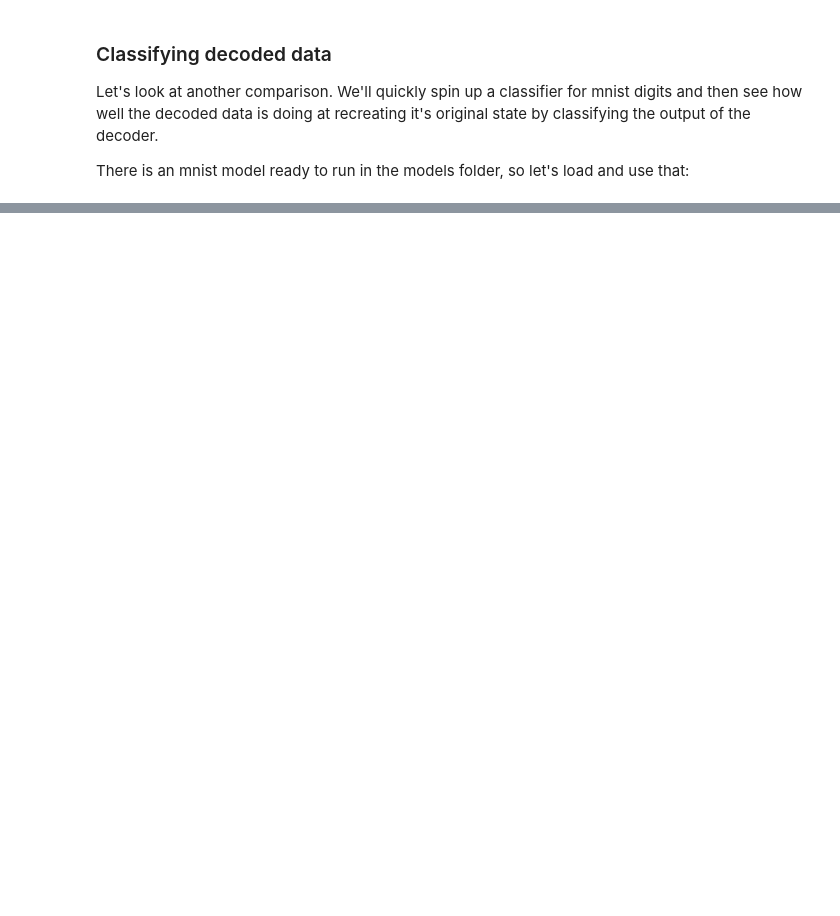
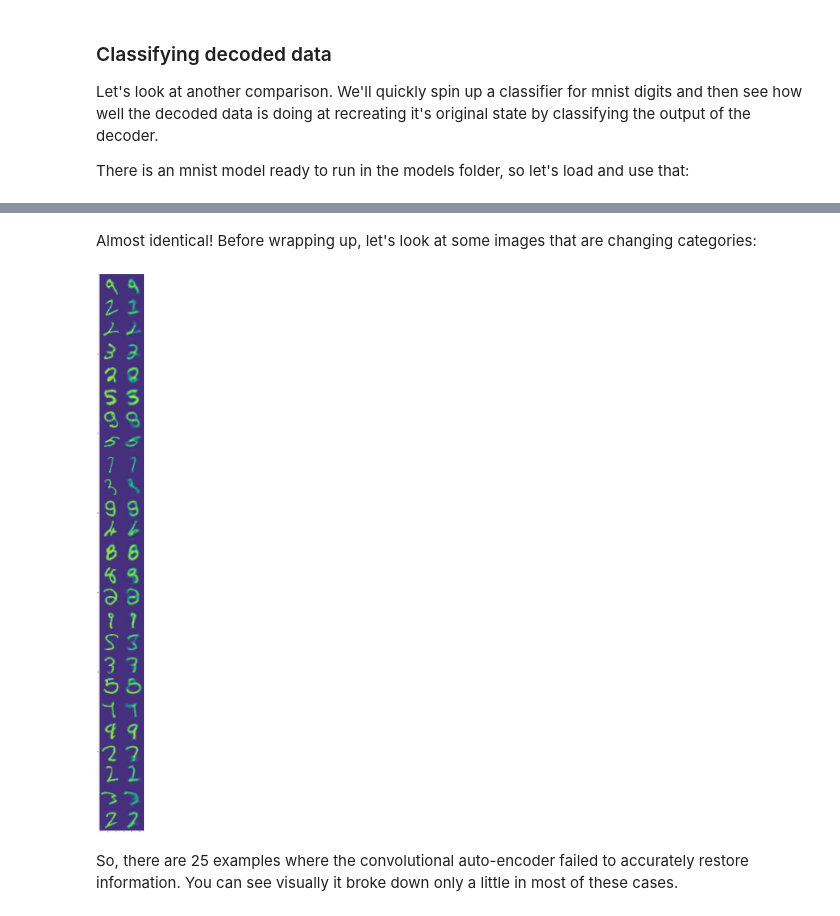
Before and after one commit to coreyjadams/GAN_AE_tutorial, a Jupyter notebook: 4-ComparingAutoEncoders.ipynb, the cells around one changed output, grey strips where cells are left out. Saved outputs shown, nothing was run; the diff lists cells and outputs as text; code cells hidden in the pictures; blank space fills up the shorter version.

```diff
--- a/4-ComparingAutoEncoders.ipynb
+++ b/4-ComparingAutoEncoders.ipynb
@@ -164,0 +177,3 @@ All kernels registered for op SparseSoftmaxCrossEntropyWithLogits :
+# %%
+classified_conv_encoded_imagegs = model(tf.reshape(conv_decoded, (10000,28,28,1)))
+conv_predicted_classes = numpy.argmax(classified_conv_encoded_imagegs, axis=-1)
@@ -164,0 +206,9 @@ All kernels registered for op SparseSoftmaxCrossEntropyWithLogits :
+# %% [markdown]
+Almost identical!  Before wrapping up, let's look at some images that are changing categories:
+# %%
+conv_changed_images = conv_predicted_classes != original_predicted_classes
+# %%
+pre_images = x_test[conv_changed_images]
+# %%
+temp = conv_decoded.numpy()
+post_images = temp[conv_changed_images]
@@ -164,0 +218,11 @@ All kernels registered for op SparseSoftmaxCrossEntropyWithLogits :
+# %%
+fig = plt.figure(figsize=(250,100))
+image = numpy.zeros((25*28, 2*28))
+image[:,0:28] = pre_images[0:25].reshape(25*28, 28)
+image[:,28:] = post_images[0:25].reshape(25*28, 28)
+plt.imshow(image)
+plt.show()
+# %% [output]
+[figure, added]
+# %% [markdown]
+So, there are 25 examples where the convolutional auto-encoder failed to accurately restore information.  You can see visually it broke down only a little in most of these cases.
```
Also changed, not shown: parts of 21 cells of this notebook.
